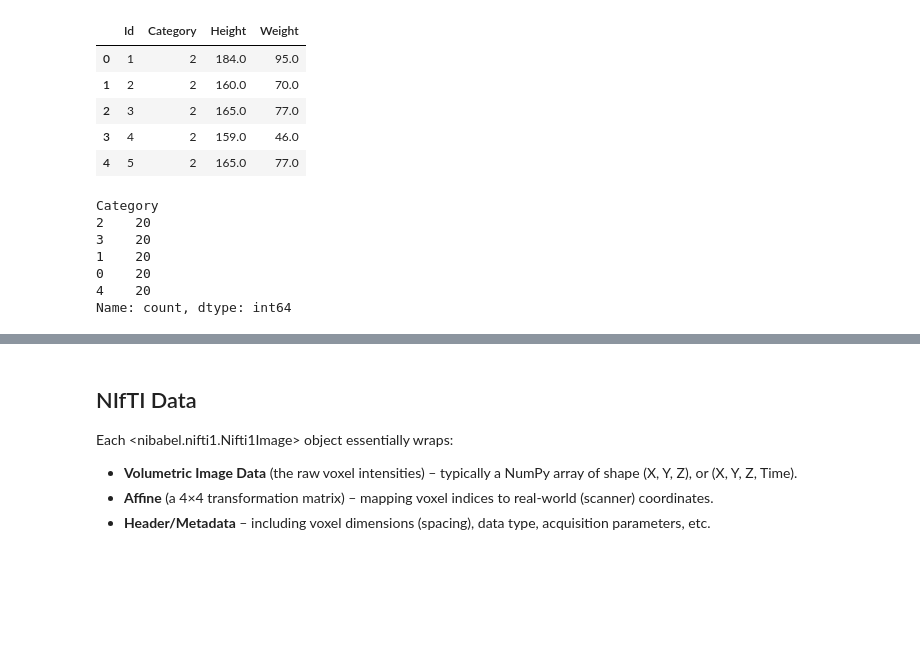
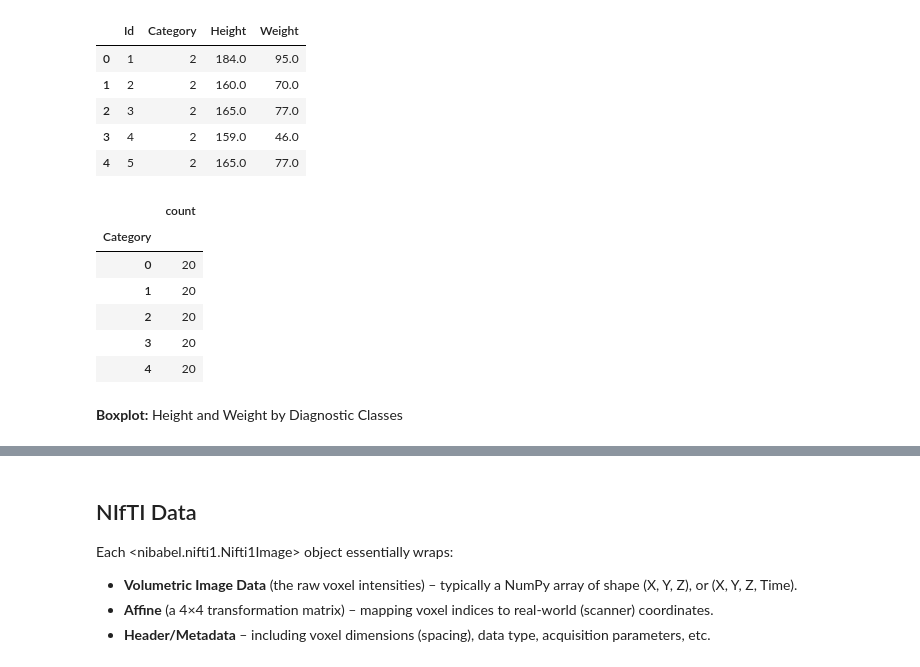
Before and after one commit to marianaolm/Cardiac-Pathology-Prediction, a Jupyter notebook: Challenge.ipynb, the cells around one changed output, grey strips where cells are left out. Saved outputs shown, nothing was run; the diff lists cells and outputs as text; code cells hidden in the pictures; blank space fills up the shorter version.

```diff
--- a/Challenge.ipynb
+++ b/Challenge.ipynb
@@ -118,16 +128,17 @@ df_metadata_train.head()
 | 3 | 4 | 2 | 159.0 | 46.0 |
 | 4 | 5 | 2 | 165.0 | 77.0 |
 # %%
-# Mostrar isso de forma grafica peut etre?
-df_metadata_train['Category'].value_counts()
+pd.DataFrame(df_metadata_train['Category'].sort_values(ascending=True).value_counts())
 # %% [output]
-Category
-2    20
-3    20
-1    20
-0    20
-4    20
-Name: count, dtype: int64
+|  | count |
+| Category |  |
+| 0 | 20 |
+| 1 | 20 |
+| 2 | 20 |
+| 3 | 20 |
+| 4 | 20 |
+# %% [markdown]
+**Boxplot:** Height and Weight by Diagnostic Classes
 # %%
 cats = sorted(df_metadata_train['Category'].unique())
 xvals = np.arange(len(cats))
```
Also changed, not shown: parts of 17 cells of this notebook.
